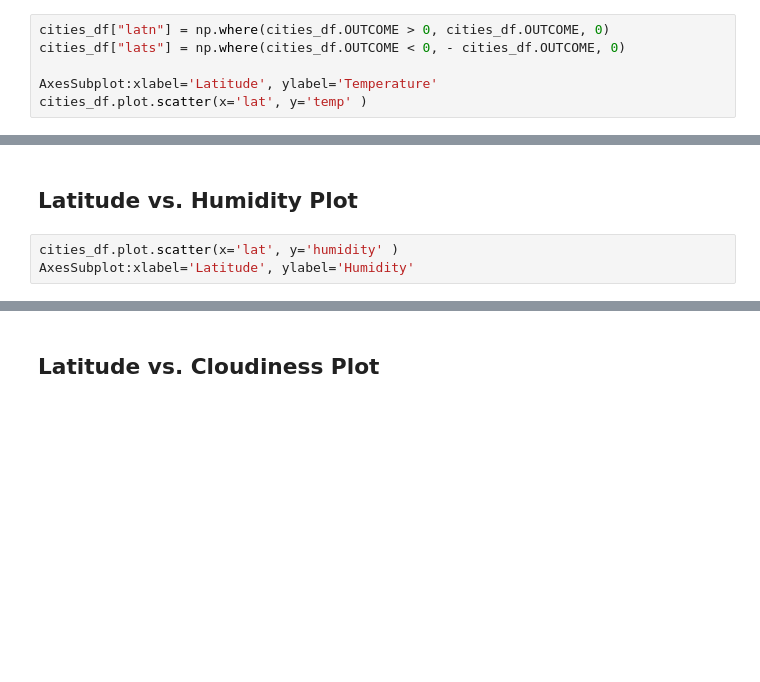
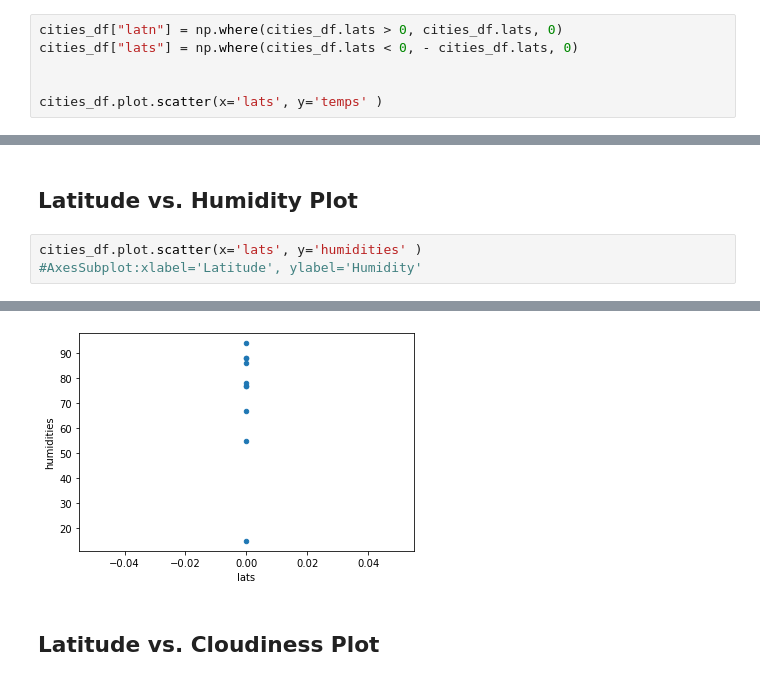
Before and after one commit to brianmorton/API-Challange, a Jupyter notebook: WeatherPy/WeatherPy.ipynb, the cells around one changed output, grey strips where cells are left out. Drawn from its saved outputs; the diff is of its cells as text; blank space fills up the shorter version.

```diff
--- a/WeatherPy/WeatherPy.ipynb
+++ b/WeatherPy/WeatherPy.ipynb
@@ -178,9 +196,9 @@ FileNotFoundError: [Errno 2] No such file or directory: 'output_data/cities.csv'
 # %% [markdown]
 ## Latitude vs. Temperature Plot
 # %%
-cities_df["latn"] = np.where(cities_df.OUTCOME > 0, cities_df.OUTCOME, 0)
-cities_df["lats"] = np.where(cities_df.OUTCOME < 0, - cities_df.OUTCOME, 0)
+cities_df["latn"] = np.where(cities_df.lats > 0, cities_df.lats, 0)
+cities_df["lats"] = np.where(cities_df.lats < 0, - cities_df.lats, 0)
 
-AxesSubplot:xlabel='Latitude', ylabel='Temperature'
-cities_df.plot.scatter(x='lat', y='temp' )
+
+cities_df.plot.scatter(x='lats', y='temps' )
 # %% [output]
@@ -188,6 +206,6 @@ SyntaxError: invalid syntax (<ipython-input-27-57dc32b51209>, line 4)
 # %% [markdown]
 ## Latitude vs. Humidity Plot
 # %%
-cities_df.plot.scatter(x='lat', y='humidity' )
-AxesSubplot:xlabel='Latitude', ylabel='Humidity'
+cities_df.plot.scatter(x='lats', y='humidities' )
+#AxesSubplot:xlabel='Latitude', ylabel='Humidity'
 # %% [output]
@@ -195,3 +213,4 @@ SyntaxError: invalid syntax (<ipython-input-17-8b17a16650e0>, line 2)
+[figure, added]
 # %% [markdown]
 ## Latitude vs. Cloudiness Plot
 # %%
```
Also changed, not shown: parts of 20 cells of this notebook, 1 other file.
